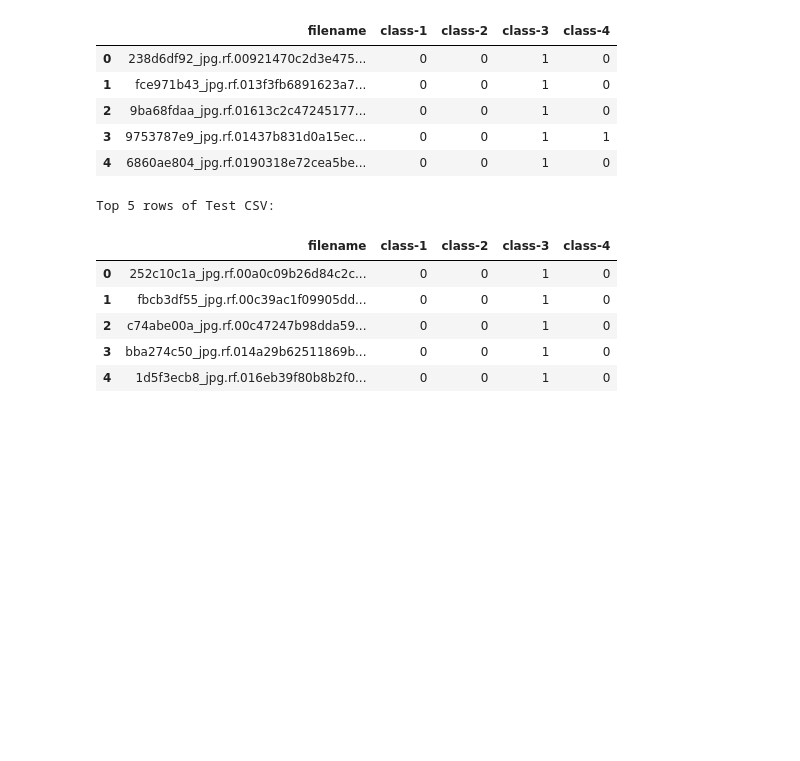
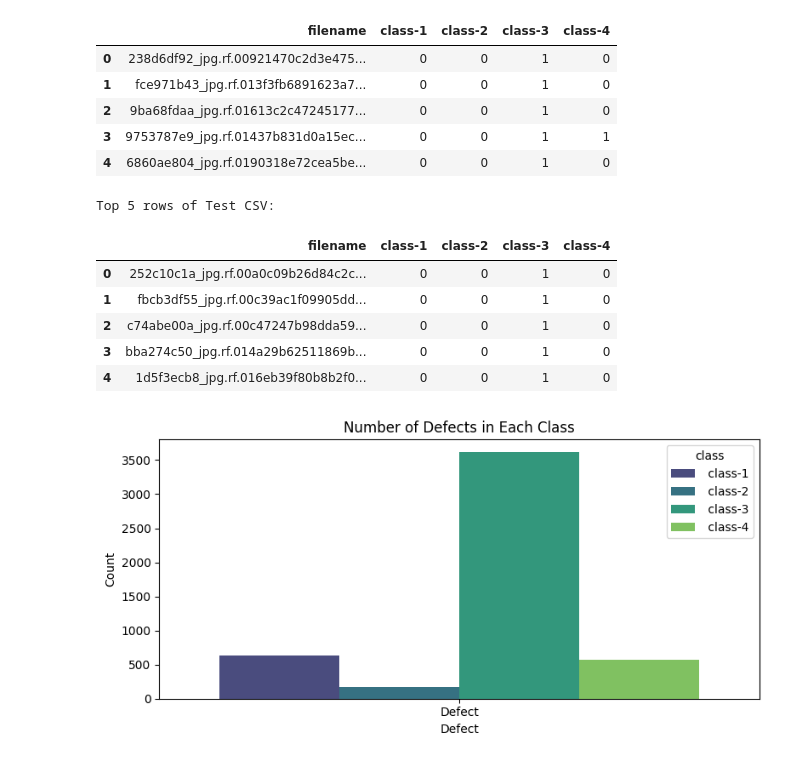
Before and after one commit to RaqeebShaikh12/Capstone-Project, a Jupyter notebook: Capstone_Project.ipynb, the cells around one changed output. Drawn from its saved outputs; the diff is of its cells as text; code cells hidden in the pictures; blank space fills up the shorter version.

```diff
--- a/Capstone_Project.ipynb
+++ b/Capstone_Project.ipynb
@@ -98,3 +99,21 @@ Top 5 rows of Test CSV:
 | 2 | c74abe00a_jpg.rf.00c47247b98dda59... | 0 | 0 | 1 | 0 |
 | 3 | bba274c50_jpg.rf.014a29b62511869b... | 0 | 0 | 1 | 0 |
 | 4 | 1d5f3ecb8_jpg.rf.016eb39f80b8b2f0... | 0 | 0 | 1 | 0 |
+# %%
+# Melt the DataFrame to convert the class columns into rows
+melted_df = df_train.melt(id_vars=['filename'], var_name='class', value_name='defect')
+melted_df['defect'] = melted_df['defect'].map({0: 'No Defect', 1: 'Defect'})
+
+# Filter only rows where defect is 'Defect'
+defect_df = melted_df[melted_df['defect'] == 'Defect']
+
+# Create the countplot
+plt.figure(figsize=(8, 4))
+sns.countplot(x='defect', data=defect_df, hue='class', palette='viridis')
+plt.title('Number of Defects in Each Class')
+plt.xlabel('Defect')
+plt.ylabel('Count')
+plt.tight_layout()
+plt.show()
+# %% [output]
+[figure, added]
```
Also changed, not shown: parts of 1 cell of this notebook.
